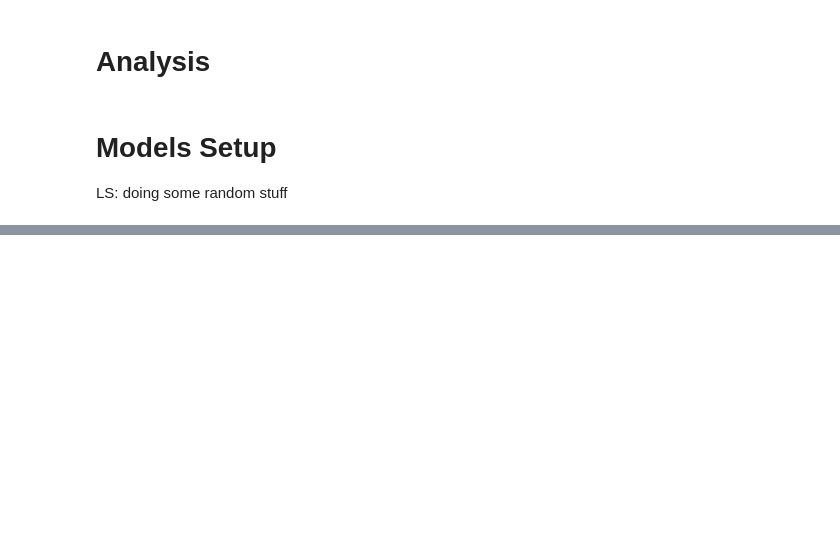
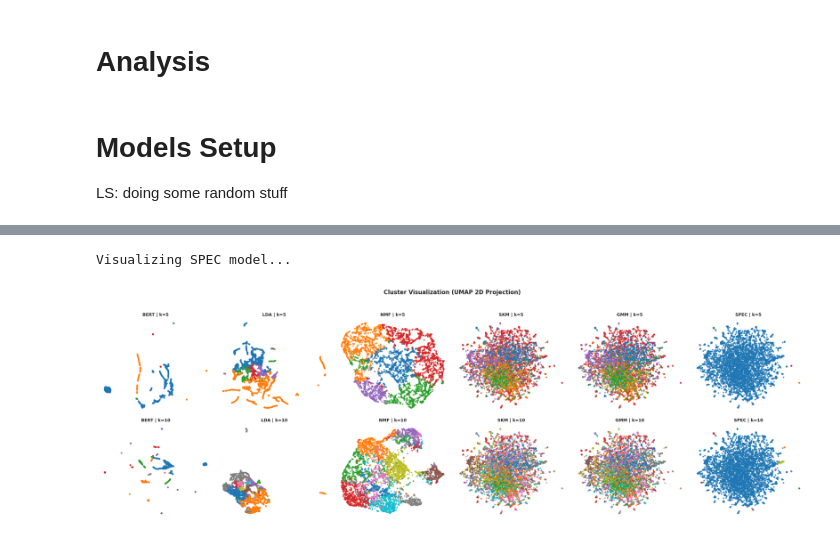
Before and after one commit to LeonSavi/ADS-DW4, a Jupyter notebook: job.ipynb, the cells around one changed output, grey strips where cells are left out. Drawn from its saved outputs; the diff is of its cells as text; code cells hidden in the pictures; blank space fills up the shorter version.

```diff
--- a/job.ipynb
+++ b/job.ipynb
@@ -589,0 +697,5 @@ comparison_charts(comparisons,svd=svd)
+# %%
+cluster_charts(cleaned,svd=svd)
+# %% [output]
+Visualizing SPEC model...
+[figure, added]
```
Also changed, not shown: parts of 5 cells of this notebook, 5 other files.
